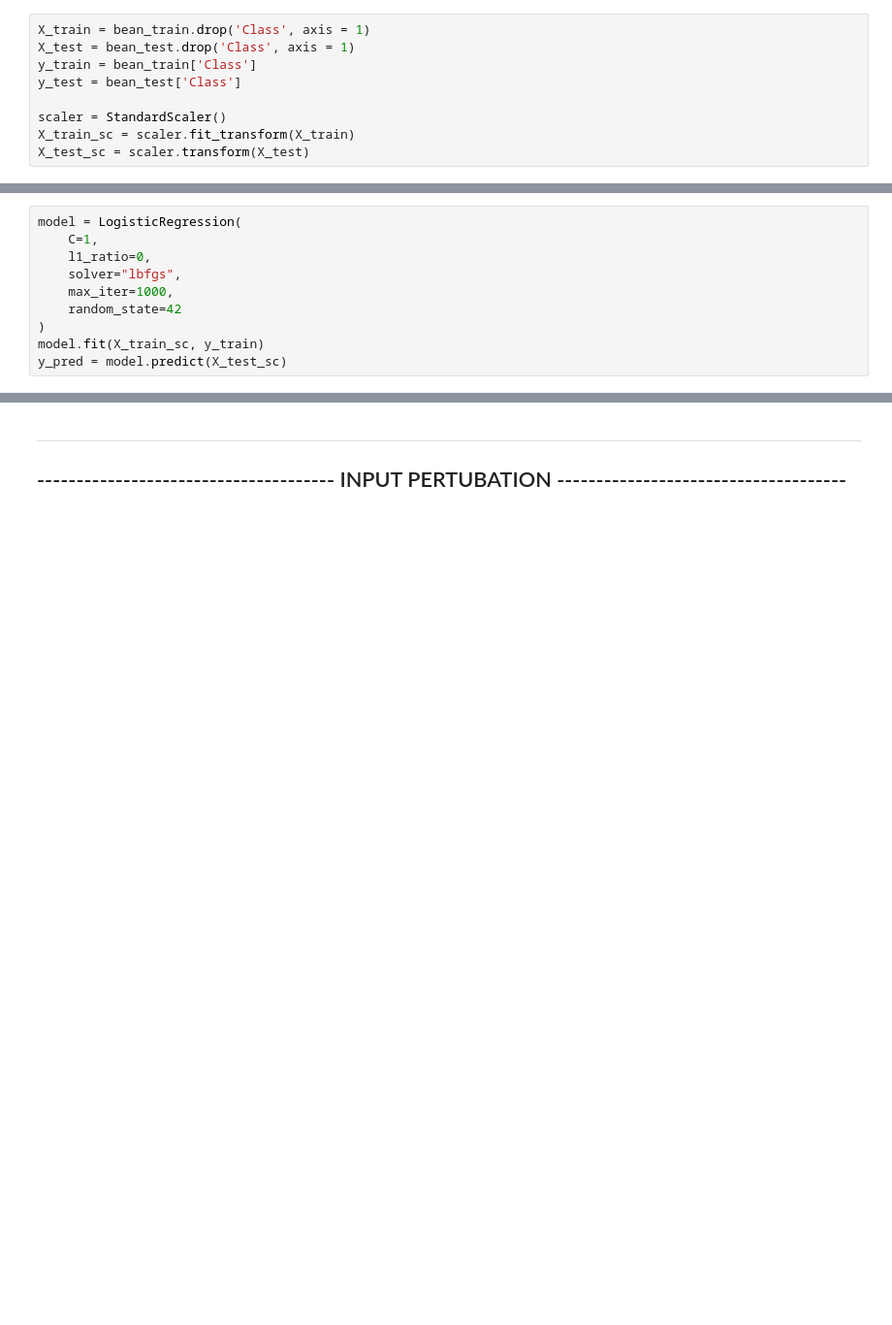
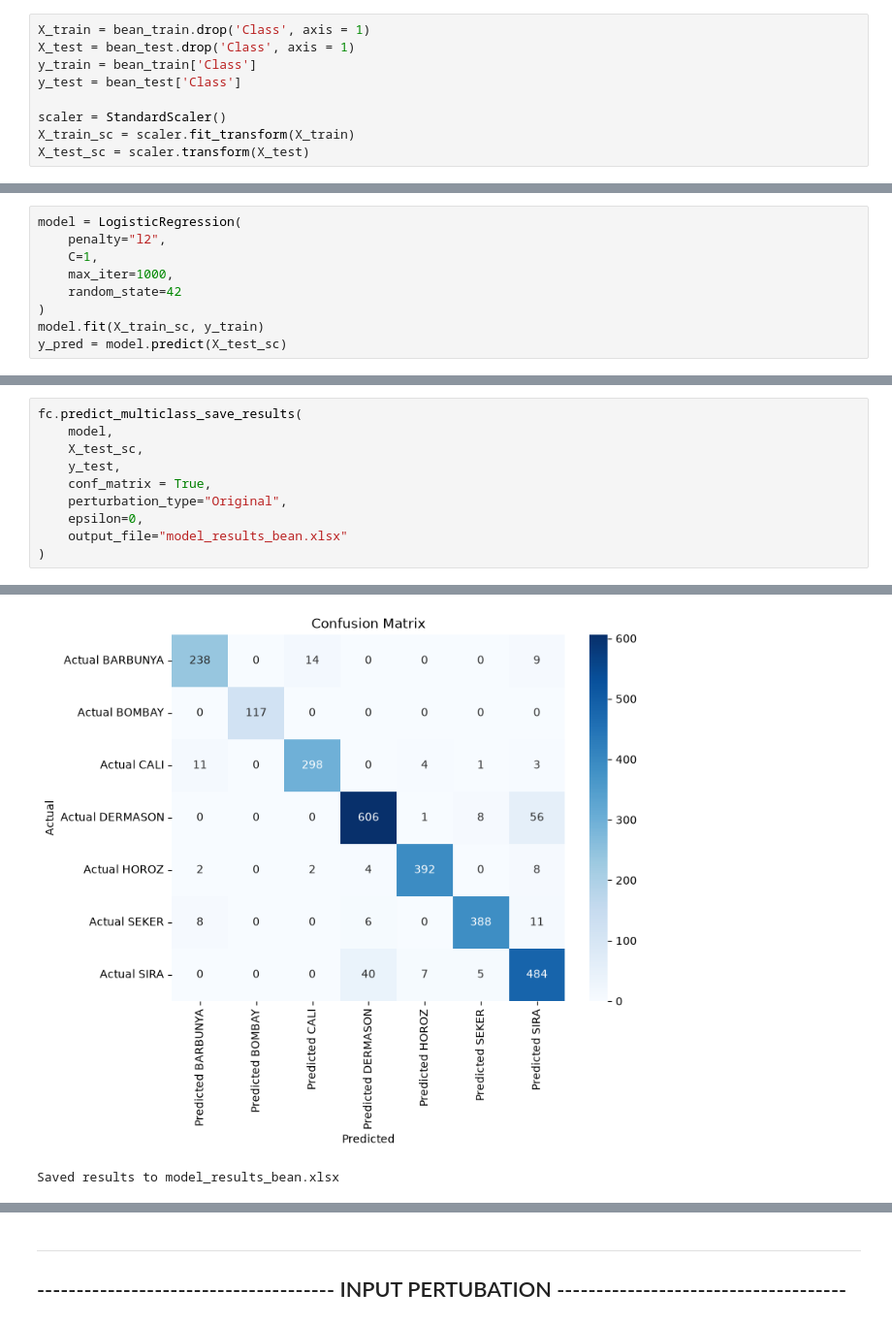
Before and after one commit to Amelie1313/privacy_in_ml, a Jupyter notebook: bean_dataset.ipynb, the cells around one changed output, grey strips where cells are left out. Shown at 97% size. Drawn from its saved outputs; the diff is of its cells as text; blank space fills up the shorter version.

```diff
--- a/bean_dataset.ipynb
+++ b/bean_dataset.ipynb
@@ -107,8 +44,7 @@ X_test_sc = scaler.transform(X_test)
 # %%
 model = LogisticRegression(
+    penalty="l2",
     C=1,
-    l1_ratio=0,
-    solver="lbfgs",
     max_iter=1000,
     random_state=42
 )
@@ -159,0 +66,11 @@ F1 (weighted): 0.9269362635447583
+# %%
+fc.predict_multiclass_save_results(
+    model,
+    X_test_sc,
+    y_test,
+    conf_matrix = True,
+    perturbation_type="Original",
+    epsilon=0,
+    output_file="model_results_bean.xlsx"
+)
+# %% [output]
@@ -160 +94,3 @@ F1 (weighted): 0.9269362635447583
+[figure, added]
+Saved results to model_results_bean.xlsx
 # %%
```
Also changed, not shown: parts of 15 cells of this notebook.
